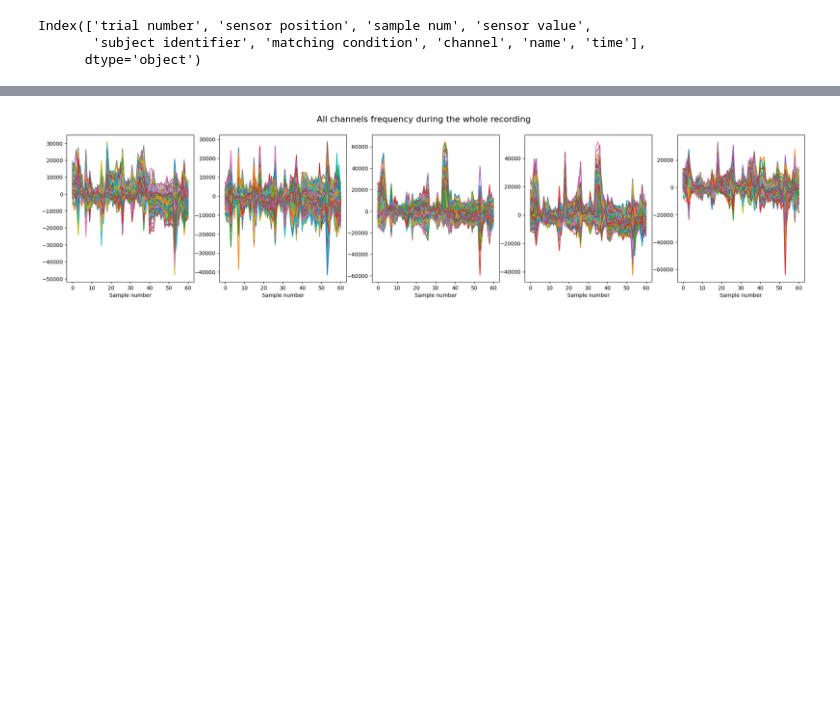
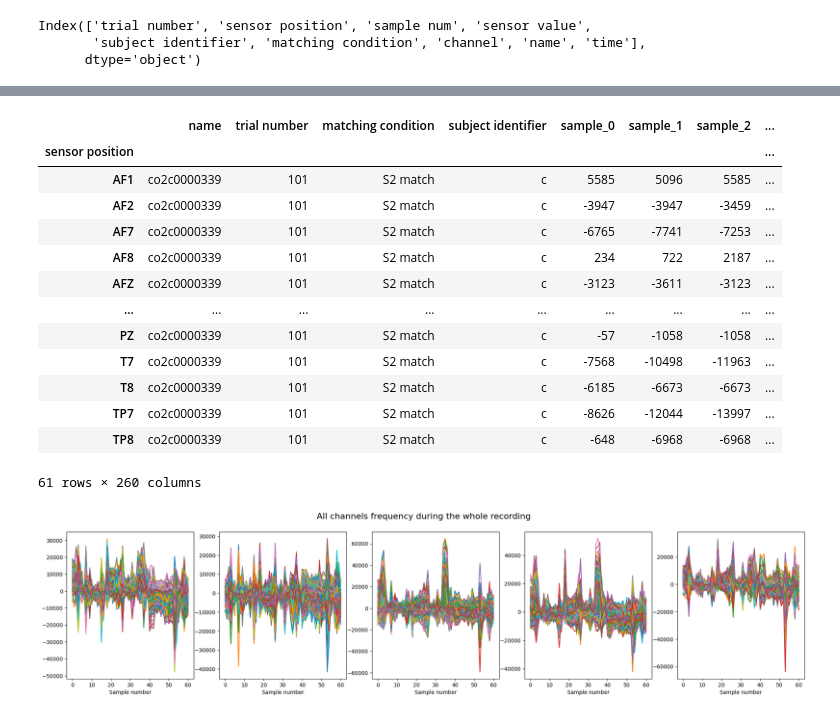
Before and after one commit to sarabenitezinglott/project-4, a Jupyter notebook: main.ipynb, the cells around one changed output, grey strips where cells are left out. Saved outputs shown, nothing was run; the diff lists cells and outputs as text; code cells hidden in the pictures; blank space fills up the shorter version.

```diff
--- a/main.ipynb
+++ b/main.ipynb
@@ -256,9 +272,25 @@ C7_1 = visualization.get_records(C7, "co2c0000338", 91, "S2 match", channel_list
 # %%
 Cc1_1 = visualization.get_records(Cc1, "co2c0000339", 79, "S2 match", channel_list)
 Cc2_1 = visualization.get_records(Cc2, "co2c0000339", 85, "S2 match", channel_list)
 Cc3_1 = visualization.get_records(Cc3, "co2c0000339", 91, "S2 match", channel_list)
 Cc4_1 = visualization.get_records(Cc4, "co2c0000339", 99, "S2 match", channel_list)
 Cc5_1 = visualization.get_records(Cc5, "co2c0000339", 101, "S2 match", channel_list)
+Cc5_1
+# %% [output]
+|  | name | trial number | matching condition | subject identifier | sample_0 | sample_1 | sample_2 | ... |
+| sensor position |  |  |  |  |  |  |  | ... |
+| AF1 | co2c0000339 | 101 | S2 match | c | 5585 | 5096 | 5585 | ... |
+| AF2 | co2c0000339 | 101 | S2 match | c | -3947 | -3947 | -3459 | ... |
+| AF7 | co2c0000339 | 101 | S2 match | c | -6765 | -7741 | -7253 | ... |
+| AF8 | co2c0000339 | 101 | S2 match | c | 234 | 722 | 2187 | ... |
+| AFZ | co2c0000339 | 101 | S2 match | c | -3123 | -3611 | -3123 | ... |
+| ... | ... | ... | ... | ... | ... | ... | ... | ... |
+| PZ | co2c0000339 | 101 | S2 match | c | -57 | -1058 | -1058 | ... |
+| T7 | co2c0000339 | 101 | S2 match | c | -7568 | -10498 | -11963 | ... |
+| T8 | co2c0000339 | 101 | S2 match | c | -6185 | -6673 | -6673 | ... |
+| TP7 | co2c0000339 | 101 | S2 match | c | -8626 | -12044 | -13997 | ... |
+| TP8 | co2c0000339 | 101 | S2 match | c | -648 | -6968 | -6968 | ... |
+61 rows × 260 columns
 # %%
 signal_array_A1 = visualization.signal_array(A1, 'co2a0000364', 30, 'S1 obj', channel_list)
 signal_array_A2 = visualization.signal_array(A2, 'co2a0000364', 32, 'S1 obj', channel_list)
```
Also changed, not shown: parts of 2 cells of this notebook, 1 other file.
